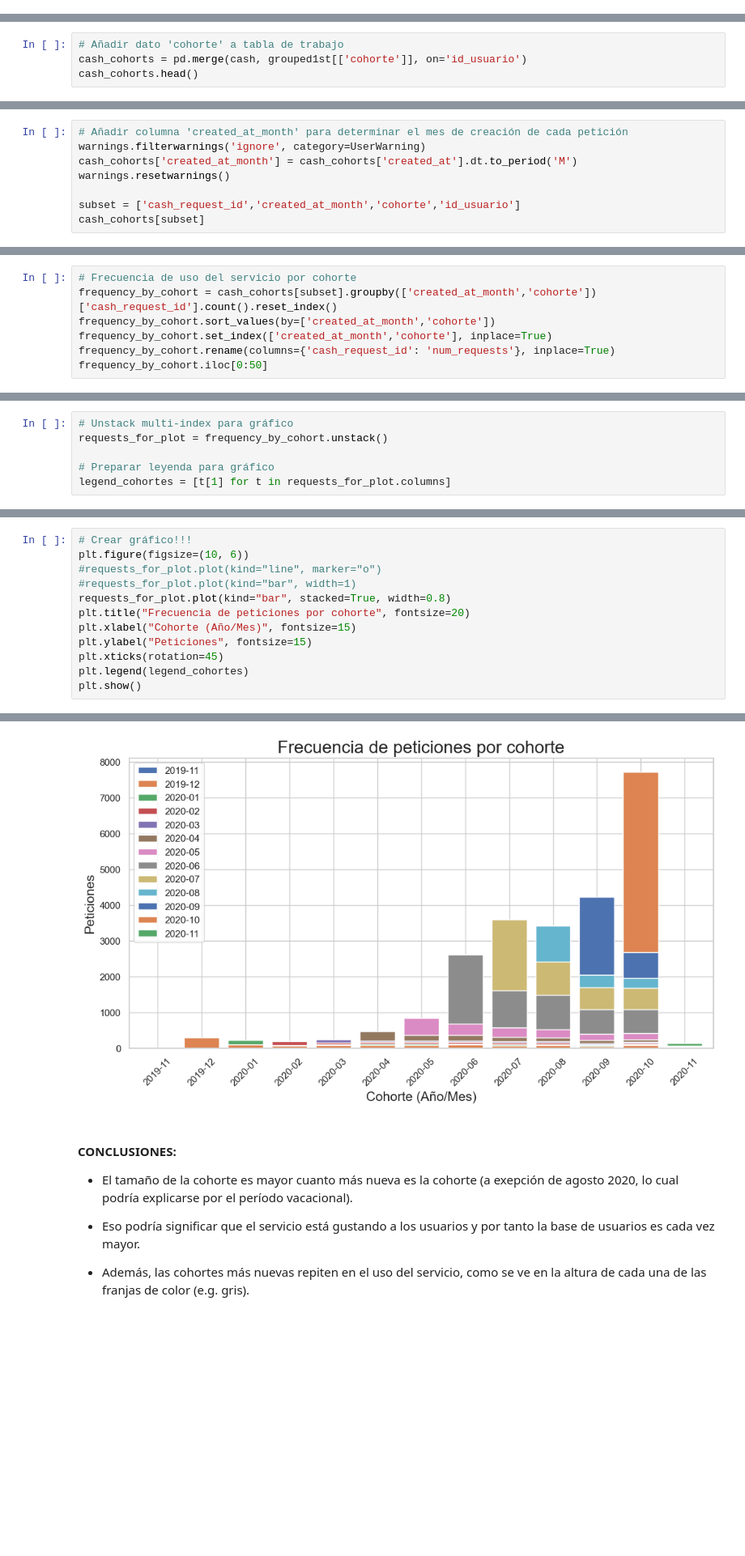
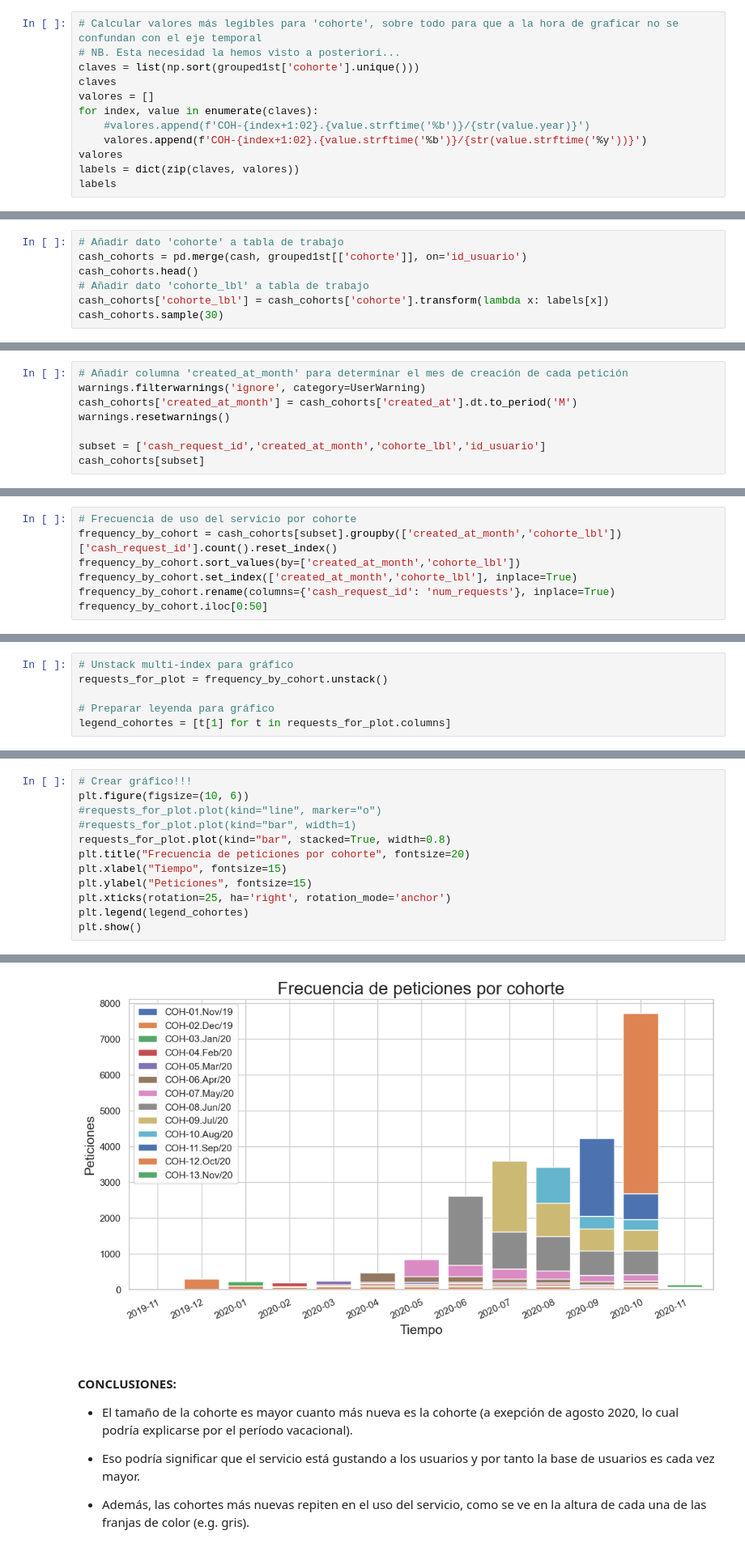
Before and after one commit to cutmountain/ironhack-data-analytics, a Jupyter notebook: modulo-1/sesion-15/project-1-ironhack-payments-es-main/ironhack-payments.ipynb, the cells around one changed output, grey strips where cells are left out. Shown at 81% size. Saved outputs shown, nothing was run; the diff lists cells and outputs as text; blank space fills up the shorter version.

Commit message:
Añade mejor etiquetado de cohortes para evitar confusión con eje temporal

```diff
--- a/modulo-1/sesion-15/project-1-ironhack-payments-es-main/ironhack-payments.ipynb
+++ b/modulo-1/sesion-15/project-1-ironhack-payments-es-main/ironhack-payments.ipynb
@@ -163,3 +163,15 @@ grouped1st.index.shape # (11793,) usuarios distintos
 grouped1st.value_counts().sum() # 11793 usuarios distintos
 # %% [output]
 11793
+# %%
+# Calcular valores más legibles para 'cohorte', sobre todo para que a la hora de graficar no se confundan con el eje temporal
+# NB. Esta necesidad la hemos visto a posteriori...
+claves = list(np.sort(grouped1st['cohorte'].unique()))
+claves
+valores = []
+for index, value in enumerate(claves):
+    #valores.append(f'COH-{index+1:02}.{value.strftime('%b')}/{str(value.year)}')
+    valores.append(f'COH-{index+1:02}.{value.strftime('%b')}/{str(value.strftime('%y'))}')
+valores
+labels = dict(zip(claves, valores))
+labels
@@ -167,5 +193,8 @@ grouped1st.value_counts().sum() # 11793 usuarios distintos
 # Añadir dato 'cohorte' a tabla de trabajo
 cash_cohorts = pd.merge(cash, grouped1st[['cohorte']], on='id_usuario')
 cash_cohorts.head()
+# Añadir dato 'cohorte_lbl' a tabla de trabajo
+cash_cohorts['cohorte_lbl'] = cash_cohorts['cohorte'].transform(lambda x: labels[x])
+cash_cohorts.sample(30)
 # %% [output]
 |  | cash_request_id | amount | status | created_at | updated_at | user_id | moderated_at | deleted_account_id | ... |
@@ -352,6 +413,6 @@ warnings.filterwarnings('ignore', category=UserWarning)
 cash_cohorts['created_at_month'] = cash_cohorts['created_at'].dt.to_period('M')
 warnings.resetwarnings()
 
-subset = ['cash_request_id','created_at_month','cohorte','id_usuario']
+subset = ['cash_request_id','created_at_month','cohorte_lbl','id_usuario']
 cash_cohorts[subset]
 # %% [output]
@@ -370,9 +431,9 @@ cash_cohorts[subset]
 23970 rows × 4 columns
 # %%
 # Frecuencia de uso del servicio por cohorte
-frequency_by_cohort = cash_cohorts[subset].groupby(['created_at_month','cohorte'])['cash_request_id'].count().reset_index()
-frequency_by_cohort.sort_values(by=['created_at_month','cohorte'])
-frequency_by_cohort.set_index(['created_at_month','cohorte'], inplace=True)
+frequency_by_cohort = cash_cohorts[subset].groupby(['created_at_month','cohorte_lbl'])['cash_request_id'].count().reset_index()
+frequency_by_cohort.sort_values(by=['created_at_month','cohorte_lbl'])
+frequency_by_cohort.set_index(['created_at_month','cohorte_lbl'], inplace=True)
 frequency_by_cohort.rename(columns={'cash_request_id': 'num_requests'}, inplace=True)
 frequency_by_cohort.iloc[0:50]
 # %% [output]
@@ -410,18 +471,18 @@ legend_cohortes = [t[1] for t in requests_for_plot.columns]
 # %%
 # Crear gráfico!!!
 plt.figure(figsize=(10, 6))
 #requests_for_plot.plot(kind="line", marker="o")
 #requests_for_plot.plot(kind="bar", width=1)
 requests_for_plot.plot(kind="bar", stacked=True, width=0.8)
 plt.title("Frecuencia de peticiones por cohorte", fontsize=20)
-plt.xlabel("Cohorte (Año/Mes)", fontsize=15)
+plt.xlabel("Tiempo", fontsize=15)
 plt.ylabel("Peticiones", fontsize=15)
-plt.xticks(rotation=45)
+plt.xticks(rotation=25, ha='right', rotation_mode='anchor')
 plt.legend(legend_cohortes)
 plt.show()
 # %% [output]
 <Figure size 1000x600 with 0 Axes>
-[figure, old version]
+[figure, new version]
 # %% [markdown]
 #### CONCLUSIONES:
 
```
Also changed, not shown: parts of 59 cells of this notebook.
